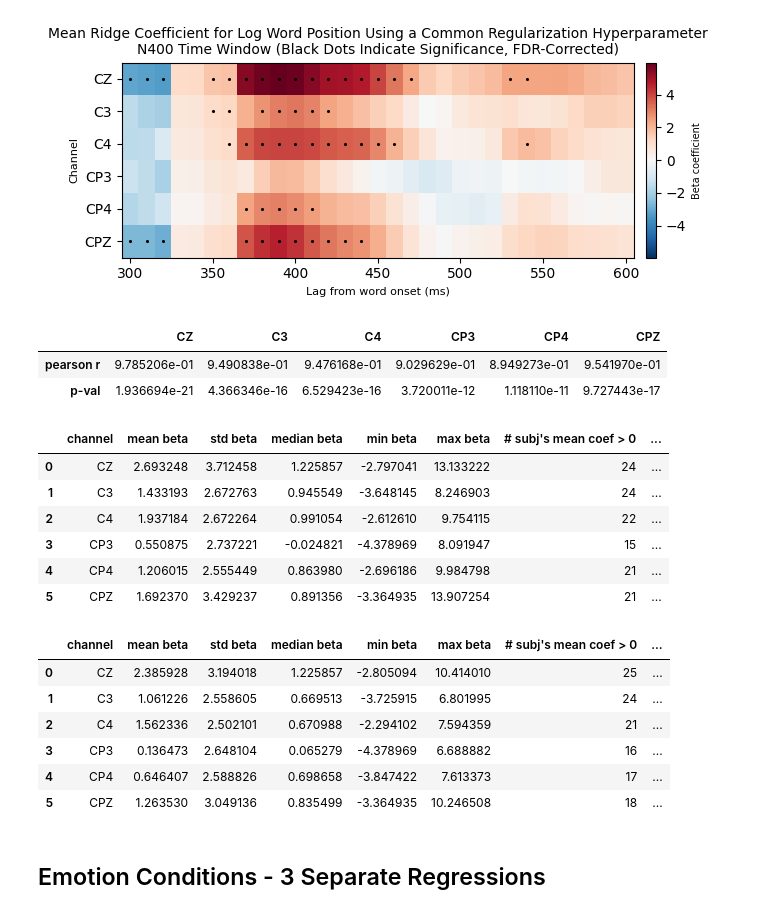
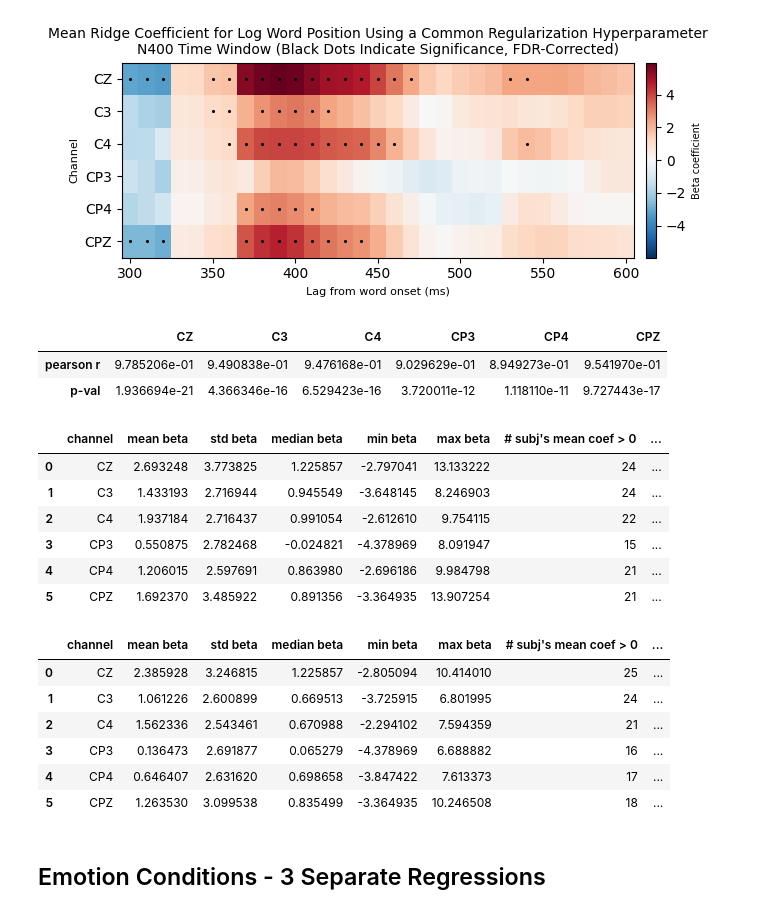
Before and after one commit to amandalin047/Updating_rERP_2023, a Jupyter notebook: deconvolution/deconv_v4.ipynb, the cells around one changed output. Drawn from its saved outputs; the diff is of its cells as text; code cells hidden in the pictures.

```diff
--- a/deconvolution/deconv_v4.ipynb
+++ b/deconvolution/deconv_v4.ipynb
@@ -697,46 +697,46 @@ lambda_common = 0.0031622776601683794
 # %%
 def get_beta_summary(window_coefs):
     window_coefs_mean = np.mean(window_coefs.beta_window, axis=-1)  # average over time window (last axis)
     rows = []
     for j, ch in enumerate(ch_roi):
         vals = window_coefs_mean[:, j]
         rows.append({"channel": ch,
                      "mean beta": np.mean(vals),
-                     "std beta": np.std(vals),
+                     "std beta": np.std(vals, ddof=1),
                      "median beta": np.median(vals),
                      "min beta": np.min(vals),
                      "max beta": np.max(vals),
                      "# subj's mean coef > 0": np.sum(vals > 0),
                      "# subj's mean coef <= 0": np.sum(vals <= 0)})
     beta_summary = pd.DataFrame(rows)
     return beta_summary
 
 heat_matrix = n400_coefs_drop13.beta_window.mean(axis=0)
 heat_matrix_common = n400_coefs_common_drop13.beta_window.mean(axis=0)
 corr = [pearsonr(x, y) for x, y in zip(heat_matrix, heat_matrix_common)]
 corr = np.array([[c.statistic, c.pvalue] for c in corr])
 display(pd.DataFrame(corr.T, columns=ch_roi, index=["pearson r", "p-val"]))
 
 display(get_beta_summary(n400_coefs_drop13))
 display(get_beta_summary(n400_coefs_common_drop13))
 # %% [output]
 |  | CZ | C3 | C4 | CP3 | CP4 | CPZ |
 | pearson r | 9.785206e-01 | 9.490838e-01 | 9.476168e-01 | 9.029629e-01 | 8.949273e-01 | 9.541970e-01 |
 | p-val | 1.936694e-21 | 4.366346e-16 | 6.529423e-16 | 3.720011e-12 | 1.118110e-11 | 9.727443e-17 |
 |  | channel | mean beta | std beta | median beta | min beta | max beta | # subj's mean coef > 0 | ... |
-| 0 | CZ | 2.693248 | 3.712458 | 1.225857 | -2.797041 | 13.133222 | 24 | ... |
-| 1 | C3 | 1.433193 | 2.672763 | 0.945549 | -3.648145 | 8.246903 | 24 | ... |
-| 2 | C4 | 1.937184 | 2.672264 | 0.991054 | -2.612610 | 9.754115 | 22 | ... |
-| 3 | CP3 | 0.550875 | 2.737221 | -0.024821 | -4.378969 | 8.091947 | 15 | ... |
-| 4 | CP4 | 1.206015 | 2.555449 | 0.863980 | -2.696186 | 9.984798 | 21 | ... |
-| 5 | CPZ | 1.692370 | 3.429237 | 0.891356 | -3.364935 | 13.907254 | 21 | ... |
+| 0 | CZ | 2.693248 | 3.773825 | 1.225857 | -2.797041 | 13.133222 | 24 | ... |
+| 1 | C3 | 1.433193 | 2.716944 | 0.945549 | -3.648145 | 8.246903 | 24 | ... |
+| 2 | C4 | 1.937184 | 2.716437 | 0.991054 | -2.612610 | 9.754115 | 22 | ... |
+| 3 | CP3 | 0.550875 | 2.782468 | -0.024821 | -4.378969 | 8.091947 | 15 | ... |
+| 4 | CP4 | 1.206015 | 2.597691 | 0.863980 | -2.696186 | 9.984798 | 21 | ... |
+| 5 | CPZ | 1.692370 | 3.485922 | 0.891356 | -3.364935 | 13.907254 | 21 | ... |
 |  | channel | mean beta | std beta | median beta | min beta | max beta | # subj's mean coef > 0 | ... |
-| 0 | CZ | 2.385928 | 3.194018 | 1.225857 | -2.805094 | 10.414010 | 25 | ... |
-| 1 | C3 | 1.061226 | 2.558605 | 0.669513 | -3.725915 | 6.801995 | 24 | ... |
-| 2 | C4 | 1.562336 | 2.502101 | 0.670988 | -2.294102 | 7.594359 | 21 | ... |
-| 3 | CP3 | 0.136473 | 2.648104 | 0.065279 | -4.378969 | 6.688882 | 16 | ... |
-| 4 | CP4 | 0.646407 | 2.588826 | 0.698658 | -3.847422 | 7.613373 | 17 | ... |
-| 5 | CPZ | 1.263530 | 3.049136 | 0.835499 | -3.364935 | 10.246508 | 18 | ... |
+| 0 | CZ | 2.385928 | 3.246815 | 1.225857 | -2.805094 | 10.414010 | 25 | ... |
+| 1 | C3 | 1.061226 | 2.600899 | 0.669513 | -3.725915 | 6.801995 | 24 | ... |
+| 2 | C4 | 1.562336 | 2.543461 | 0.670988 | -2.294102 | 7.594359 | 21 | ... |
+| 3 | CP3 | 0.136473 | 2.691877 | 0.065279 | -4.378969 | 6.688882 | 16 | ... |
+| 4 | CP4 | 0.646407 | 2.631620 | 0.698658 | -3.847422 | 7.613373 | 17 | ... |
+| 5 | CPZ | 1.263530 | 3.099538 | 0.835499 | -3.364935 | 10.246508 | 18 | ... |
 # %% [markdown]
 ## Emotion Conditions - 3 Separate Regressions
 # %% [markdown]
```
Also changed, not shown: parts of 5 cells of this notebook, 1 other file.
